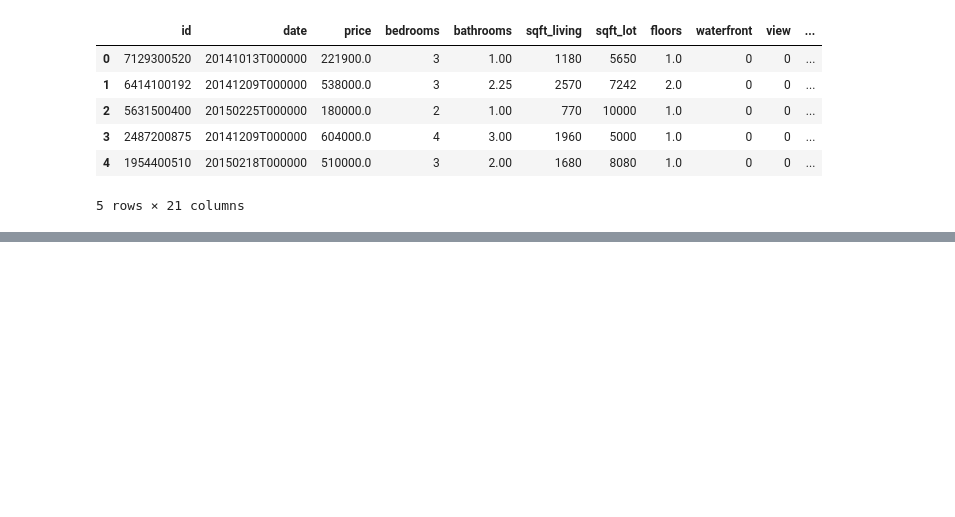
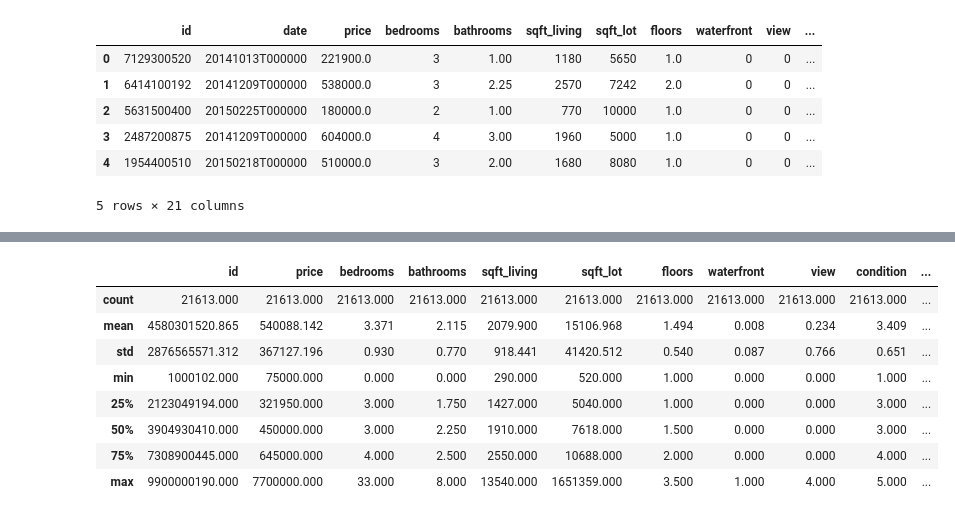
Before and after one commit to blazysecon/SDA_DS_class, a Jupyter notebook: practice/regression_housing_in_Seattle.ipynb, the cells around one changed output, grey strips where cells are left out. Drawn from its saved outputs; the diff is of its cells as text; code cells hidden in the pictures; blank space fills up the shorter version.

```diff
--- a/practice/regression_housing_in_Seattle.ipynb
+++ b/practice/regression_housing_in_Seattle.ipynb
@@ -4,3 +9,7 @@ import numpy as np
+# %%
+pd.set_option('display.float_format', lambda x: '%.3f' % x)
+pd.set_option('display.max_columns', 25)
+pd.set_option('display.max_rows', 50)
 # %%
 import sklearn as sk
 # %%
@@ -19,0 +47,12 @@ df.info()
+# %%
+df.describe()
+# %% [output]
+|  | id | price | bedrooms | bathrooms | sqft_living | sqft_lot | floors | waterfront | view | condition | ... |
+| count | 21613.000 | 21613.000 | 21613.000 | 21613.000 | 21613.000 | 21613.000 | 21613.000 | 21613.000 | 21613.000 | 21613.000 | ... |
+| mean | 4580301520.865 | 540088.142 | 3.371 | 2.115 | 2079.900 | 15106.968 | 1.494 | 0.008 | 0.234 | 3.409 | ... |
+| std | 2876565571.312 | 367127.196 | 0.930 | 0.770 | 918.441 | 41420.512 | 0.540 | 0.087 | 0.766 | 0.651 | ... |
+| min | 1000102.000 | 75000.000 | 0.000 | 0.000 | 290.000 | 520.000 | 1.000 | 0.000 | 0.000 | 1.000 | ... |
+| 25% | 2123049194.000 | 321950.000 | 3.000 | 1.750 | 1427.000 | 5040.000 | 1.000 | 0.000 | 0.000 | 3.000 | ... |
+| 50% | 3904930410.000 | 450000.000 | 3.000 | 2.250 | 1910.000 | 7618.000 | 1.500 | 0.000 | 0.000 | 3.000 | ... |
+| 75% | 7308900445.000 | 645000.000 | 4.000 | 2.500 | 2550.000 | 10688.000 | 2.000 | 0.000 | 0.000 | 4.000 | ... |
+| max | 9900000190.000 | 7700000.000 | 33.000 | 8.000 | 13540.000 | 1651359.000 | 3.500 | 1.000 | 4.000 | 5.000 | ... |
```
Also changed, not shown: parts of 10 cells of this notebook, 1 other file.
